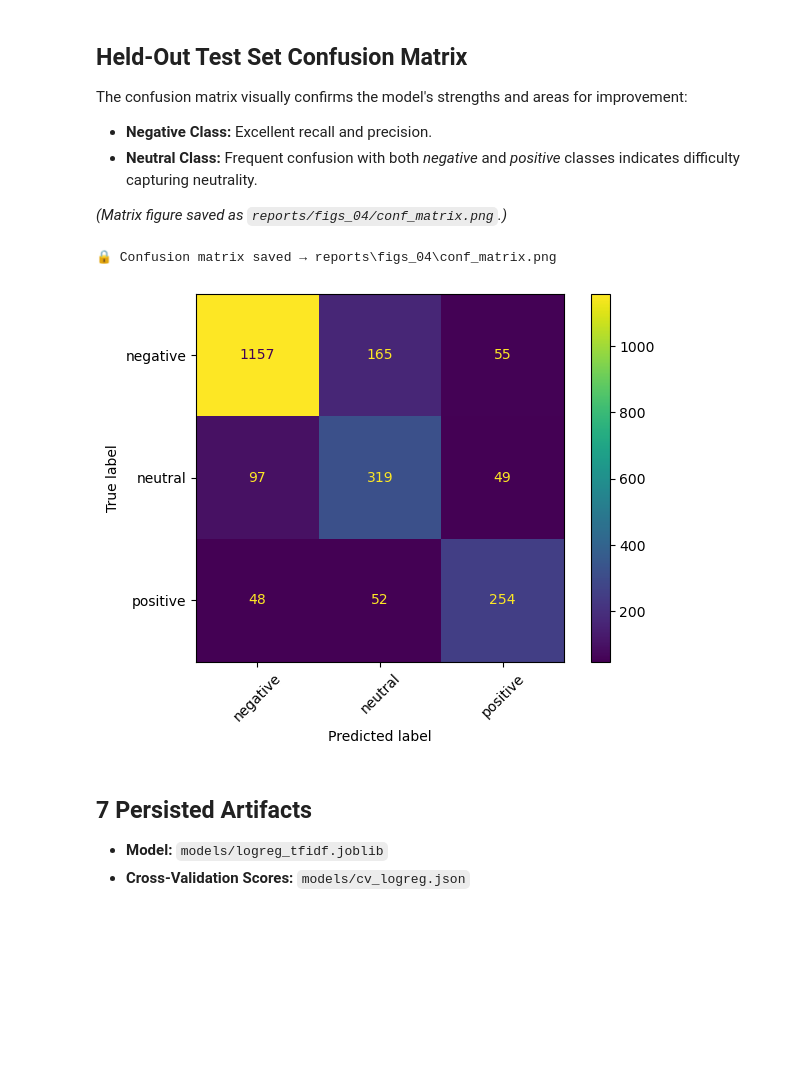
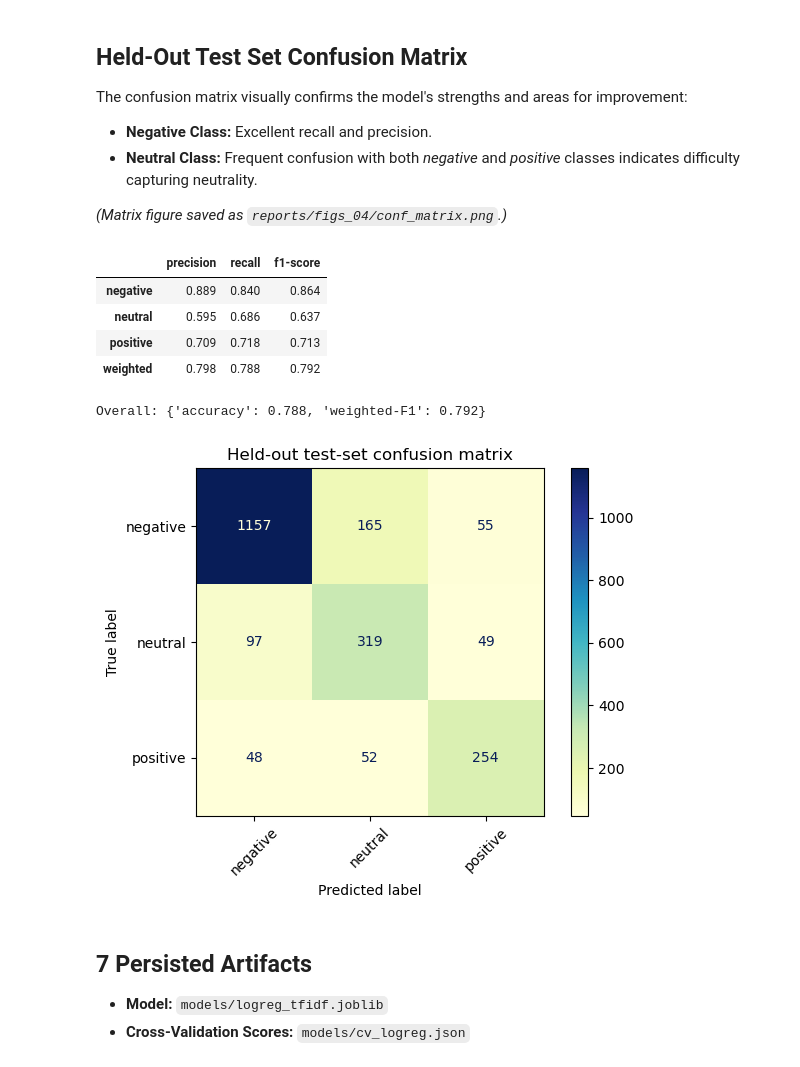
Before and after one commit to justin-castillo/twitter-airline-analysis, a Jupyter notebook: notebooks/04_baseline_model.ipynb, the cells around one changed output. Drawn from its saved outputs; the diff is of its cells as text; code cells hidden in the pictures; blank space fills up the shorter version.

Commit message:
fix: added confusion matrix tables

```diff
--- a/notebooks/04_baseline_model.ipynb
+++ b/notebooks/04_baseline_model.ipynb
@@ -204,26 +204,60 @@ The confusion matrix visually confirms the model's strengths and areas for impro
 
 *(Matrix figure saved as `reports/figs_04/conf_matrix.png`.)*
 # %%
-# %% 6 Held‑out test‑set confusion matrix
-# -------------------------------------------------------------------
+# %% 7 │ Test‑set metrics table  ──────────────────────────────────────────────
+import pandas as pd
+from sklearn.metrics import classification_report, accuracy_score, f1_score
 import matplotlib.pyplot as plt
 
-disp = ConfusionMatrixDisplay.from_estimator(
-    pipe_lr,
-    X_test,
-    y_test,
+# %% 6 │ Held‑out predictions  -----------------------------------------------
+y_pred = pipe_lr.predict(X_test)   # X_test comes from the earlier split cell
+
+# y_test, y_pred assumed from previous cell
+report_dict = classification_report(
+    y_test, y_pred,
+    target_names=["negative", "neutral", "positive"],
+    output_dict=True,
+    zero_division=0           # avoid warnings if any class missing
+)
+
+# tidy DataFrame, keep only precision/recall/f1
+metrics_df = (
+    pd.DataFrame(report_dict)
+      .T                                   # classes as rows
+      .loc[["negative", "neutral", "positive", "weighted avg"],  # row order
+           ["precision", "recall", "f1-score"]]
+      .rename(index={"weighted avg": "weighted"})                # shorter name
+      .round(3)
+)
+
+display(metrics_df)
+
+# quick one‑liner with global accuracy & weighted‑F1
+overall = pd.Series({
+    "accuracy":      accuracy_score(y_test, y_pred),
+    "weighted‑F1":   f1_score(y_test, y_pred, average="weighted")
+}).round(3)
+
+print("\nOverall:", overall.to_dict())
+
+disp = ConfusionMatrixDisplay.from_predictions(
+    y_test, y_pred,
     labels=["negative", "neutral", "positive"],
-    xticks_rotation=45,
+    cmap="YlGnBu", xticks_rotation=45, colorbar=True
 )
+
+plt.title("Held‑out test‑set confusion matrix")
 plt.tight_layout()
-
-# Save figure for the report
-cm_path = REPORT_DIR / "conf_matrix.png"
-disp.figure_.savefig(cm_path, dpi=150)
-print(f"🔒 Confusion matrix saved → {cm_path.relative_to(ROOT_DIR)}")
+plt.savefig(REPORT_DIR / "conf_matrix.png", dpi=150)
+plt.show()                     # ← forces render in notebook
 # %% [output]
+|  | precision | recall | f1-score |
+| negative | 0.889 | 0.840 | 0.864 |
+| neutral | 0.595 | 0.686 | 0.637 |
+| positive | 0.709 | 0.718 | 0.713 |
+| weighted | 0.798 | 0.788 | 0.792 |
-🔒 Confusion matrix saved → reports\figs_04\conf_matrix.png
+Overall: {'accuracy': 0.788, 'weighted‑F1': 0.792}
-[figure, old version]
+[figure, new version]
 # %% [markdown]
 ## 7 Persisted Artifacts
 
```
Also changed, not shown: 1 other file.
